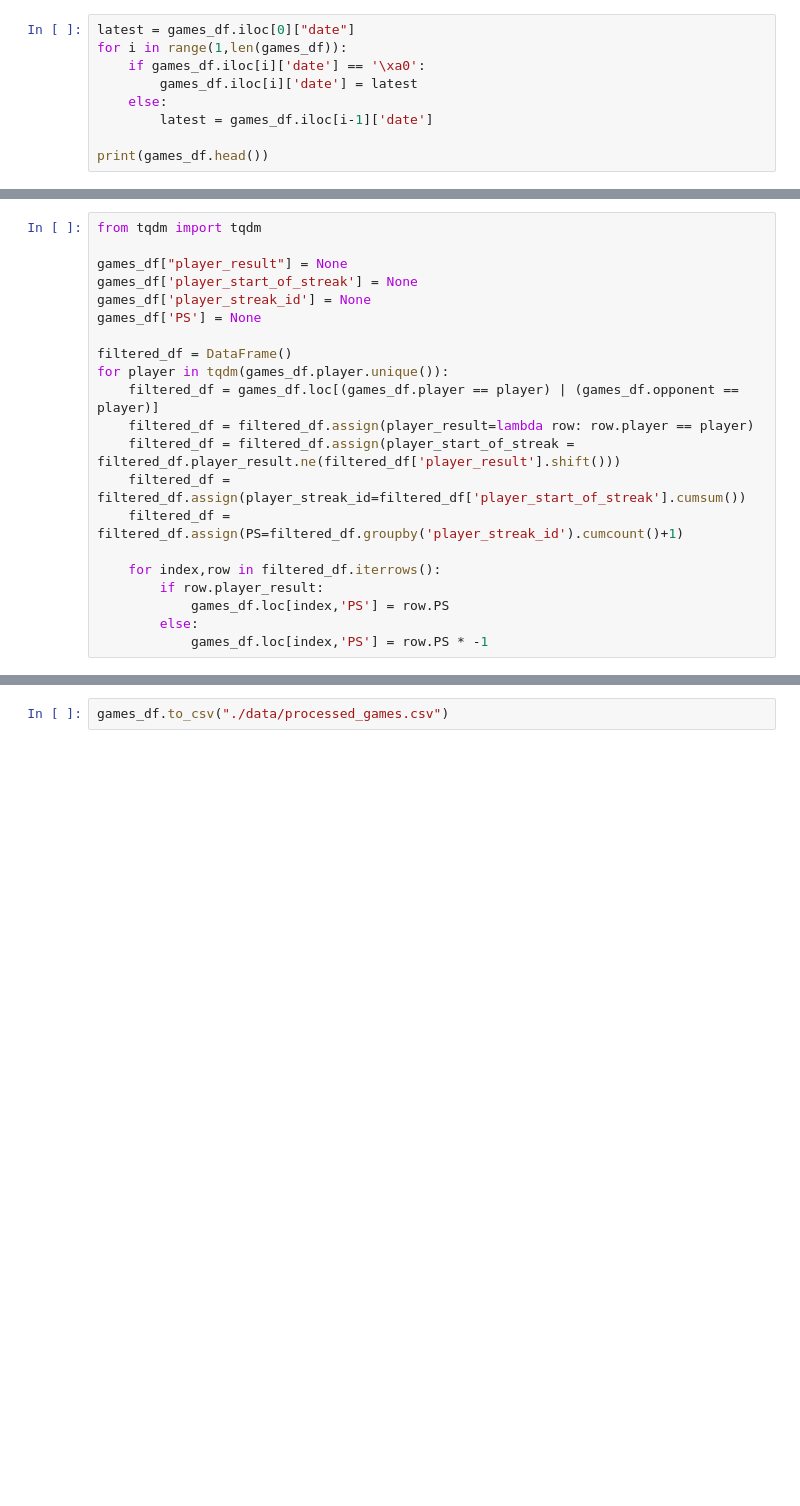
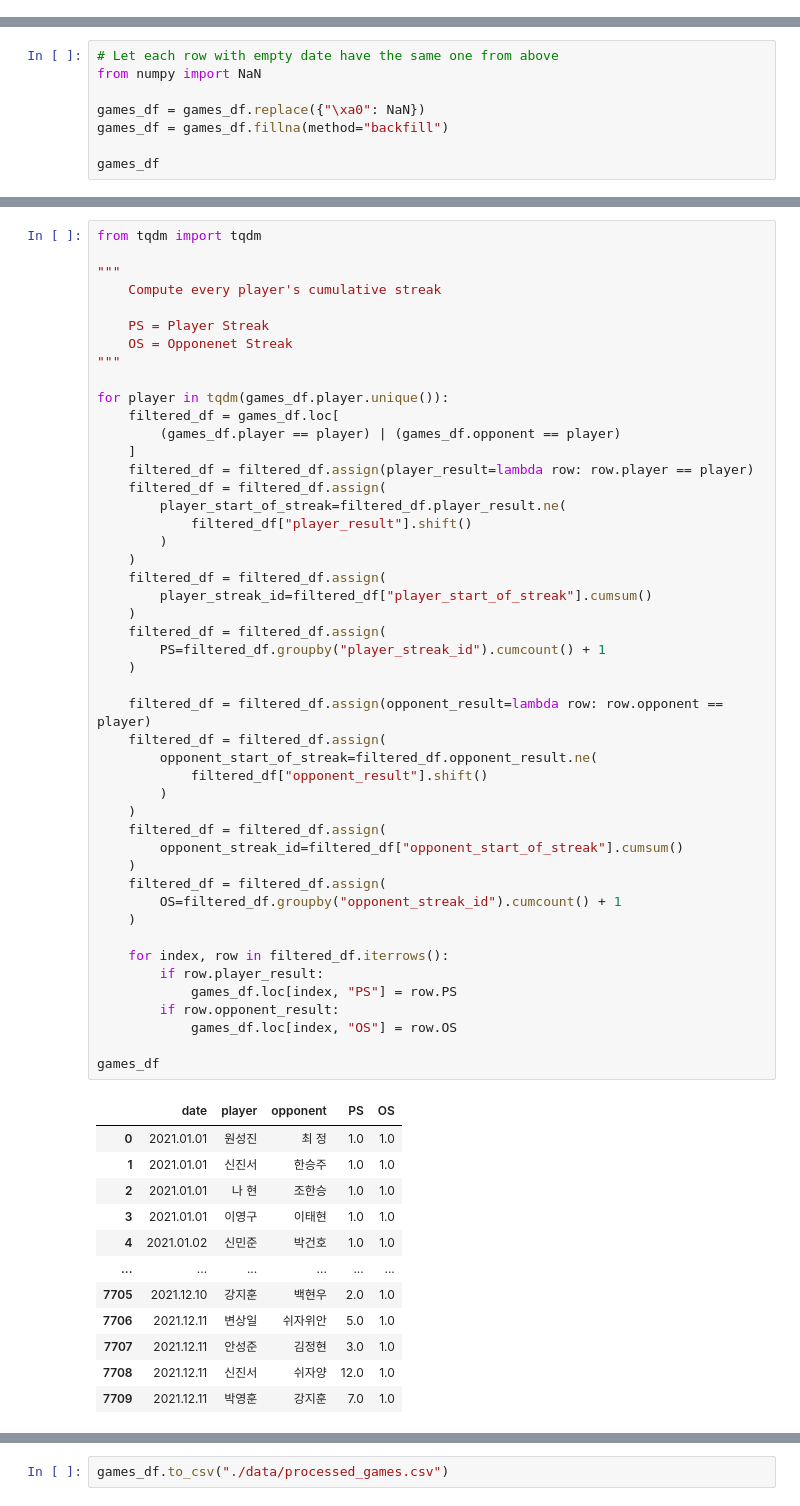
Before and after one commit to HOYOUNG98/GoWinPrediction, a Jupyter notebook: dataProcessing.ipynb, the cells around one changed output, grey strips where cells are left out. Saved outputs shown, nothing was run; the diff lists cells and outputs as text; blank space fills up the shorter version.

```diff
--- a/dataProcessing.ipynb
+++ b/dataProcessing.ipynb
@@ -21,9 +18,0 @@ print(games_df.head())
-# %%
-latest = games_df.iloc[0]["date"]
-for i in range(1,len(games_df)):
-    if games_df.iloc[i]['date'] == '\xa0':
-        games_df.iloc[i]['date'] = latest
-    else:
-        latest = games_df.iloc[i-1]['date']
-
-print(games_df.head())
@@ -36,0 +19,8 @@ print(games_df.head())
+# %%
+# Let each row with empty date have the same one from above
+from numpy import NaN
+
+games_df = games_df.replace({"\xa0": NaN})
+games_df = games_df.fillna(method="backfill")
+
+games_df
@@ -37,21 +41,60 @@ print(games_df.head())
 # %%
 from tqdm import tqdm
 
-games_df["player_result"] = None
-games_df['player_start_of_streak'] = None
-games_df['player_streak_id'] = None
-games_df['PS'] = None
+"""
+    Compute every player's cumulative streak
 
-filtered_df = DataFrame()
+    PS = Player Streak
+    OS = Opponenet Streak
+"""
+
 for player in tqdm(games_df.player.unique()):
-    filtered_df = games_df.loc[(games_df.player == player) | (games_df.opponent == player)]
+    filtered_df = games_df.loc[
+        (games_df.player == player) | (games_df.opponent == player)
+    ]
     filtered_df = filtered_df.assign(player_result=lambda row: row.player == player)
-    filtered_df = filtered_df.assign(player_start_of_streak = filtered_df.player_result.ne(filtered_df['player_result'].shift()))
-    filtered_df = filtered_df.assign(player_streak_id=filtered_df['player_start_of_streak'].cumsum())
-    filtered_df = filtered_df.assign(PS=filtered_df.groupby('player_streak_id').cumcount()+1)
+    filtered_df = filtered_df.assign(
+        player_start_of_streak=filtered_df.player_result.ne(
+            filtered_df["player_result"].shift()
+        )
+    )
+    filtered_df = filtered_df.assign(
+        player_streak_id=filtered_df["player_start_of_streak"].cumsum()
+    )
+    filtered_df = filtered_df.assign(
+        PS=filtered_df.groupby("player_streak_id").cumcount() + 1
+    )
 
-    for index,row in filtered_df.iterrows():
+    filtered_df = filtered_df.assign(opponent_result=lambda row: row.opponent == player)
+    filtered_df = filtered_df.assign(
+        opponent_start_of_streak=filtered_df.opponent_result.ne(
+            filtered_df["opponent_result"].shift()
+        )
+    )
+    filtered_df = filtered_df.assign(
+        opponent_streak_id=filtered_df["opponent_start_of_streak"].cumsum()
+    )
+    filtered_df = filtered_df.assign(
+        OS=filtered_df.groupby("opponent_streak_id").cumcount() + 1
+    )
+
+    for index, row in filtered_df.iterrows():
         if row.player_result:
-            games_df.loc[index,'PS'] = row.PS
-        else:
-            games_df.loc[index,'PS'] = row.PS * -1
+            games_df.loc[index, "PS"] = row.PS
+        if row.opponent_result:
+            games_df.loc[index, "OS"] = row.OS
+
+games_df
+# %% [output]
+|  | date | player | opponent | PS | OS |
+| 0 | 2021.01.01 | 원성진 | 최 정 | 1.0 | 1.0 |
+| 1 | 2021.01.01 | 신진서 | 한승주 | 1.0 | 1.0 |
+| 2 | 2021.01.01 | 나 현 | 조한승 | 1.0 | 1.0 |
+| 3 | 2021.01.01 | 이영구 | 이태현 | 1.0 | 1.0 |
+| 4 | 2021.01.02 | 신민준 | 박건호 | 1.0 | 1.0 |
+| ... | ... | ... | ... | ... | ... |
+| 7705 | 2021.12.10 | 강지훈 | 백현우 | 2.0 | 1.0 |
+| 7706 | 2021.12.11 | 변상일 | 쉬자위안 | 5.0 | 1.0 |
+| 7707 | 2021.12.11 | 안성준 | 김정현 | 3.0 | 1.0 |
+| 7708 | 2021.12.11 | 신진서 | 쉬자양 | 12.0 | 1.0 |
+| 7709 | 2021.12.11 | 박영훈 | 강지훈 | 7.0 | 1.0 |
```
Also changed, not shown: parts of 11 cells of this notebook, 2 other files.
